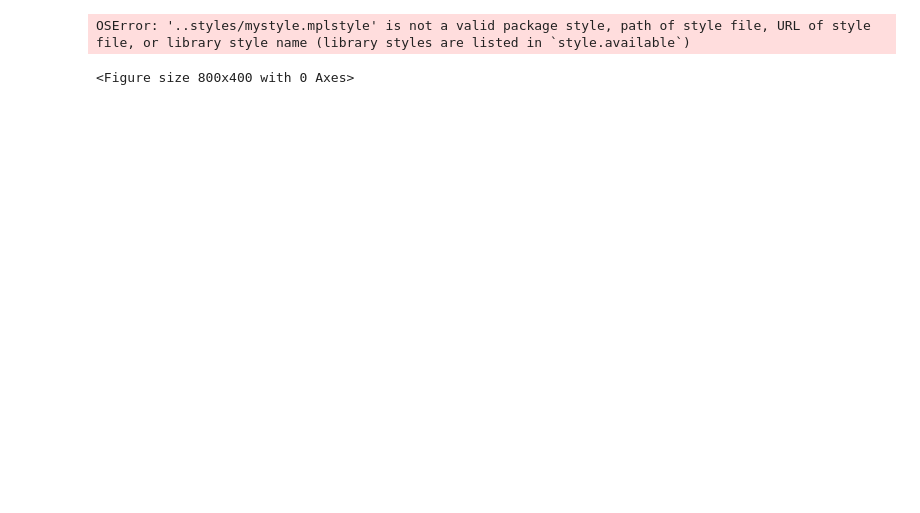
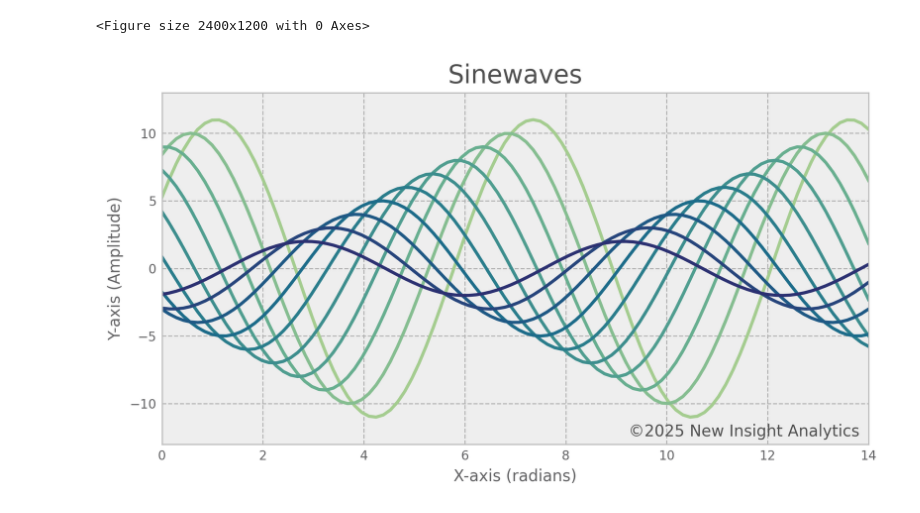
Before and after one commit to awault/custom_charts, a Jupyter notebook: testing/test_charts.ipynb, the cells around one changed output. Saved outputs shown, nothing was run; the diff lists cells and outputs as text; code cells hidden in the pictures; blank space fills up the shorter version.

```diff
--- a/testing/test_charts.ipynb
+++ b/testing/test_charts.ipynb
@@ -8,5 +0,0 @@ sample_data = [1,2,3,4,5,6,7,8,9]
-# %%
-custom_charts(sample_data)
-# %% [output]
-OSError: '..styles/mystyle.mplstyle' is not a valid package style, path of style file, URL of style file, or library style name (library styles are listed in `style.available`)
-<Figure size 800x400 with 0 Axes>
@@ -12,0 +13,35 @@ OSError: '..styles/mystyle.mplstyle' is not a valid package style, path of style
+# %%
+cc.set_custom_style()
+# %% [output]
+<Figure size 2400x1200 with 0 Axes>
+# %%
+def sinplot(n=10, flip=1, colors=None):
+    x = np.linspace(0, 14, 100)
+
+    # Define Colors if None Provided
+    if colors is None:
+        colors = sns.cm.crest(np.linspace(0, 1, n))  # Default colormap
+
+    # Plot Sinewaves with the specified colors
+    for i in range(1, n + 1):
+        plt.plot(x, np.sin(x + i * .5) * (n + 2 - i) * flip, color=colors[i - 1])  # Apply color from the list
+
+    # Chart Title
+    plt.title('Sinewaves')
+    plt.xlabel('X-axis (radians)')
+    plt.ylabel('Y-axis (Amplitude)')
+
+    # Set axis Limits
+    plt.ylim(ymin=-13, ymax=13)
+    plt.xlim(xmin=0, xmax=14)
+
+    # Add watermark
+    cc.add_watermark()
+
+# Call the function
+sinplot()
+
+# Show the plot
+plt.show()
+# %% [output]
+[figure, added]
```
Also changed, not shown: parts of 3 cells of this notebook, 3 other files.
